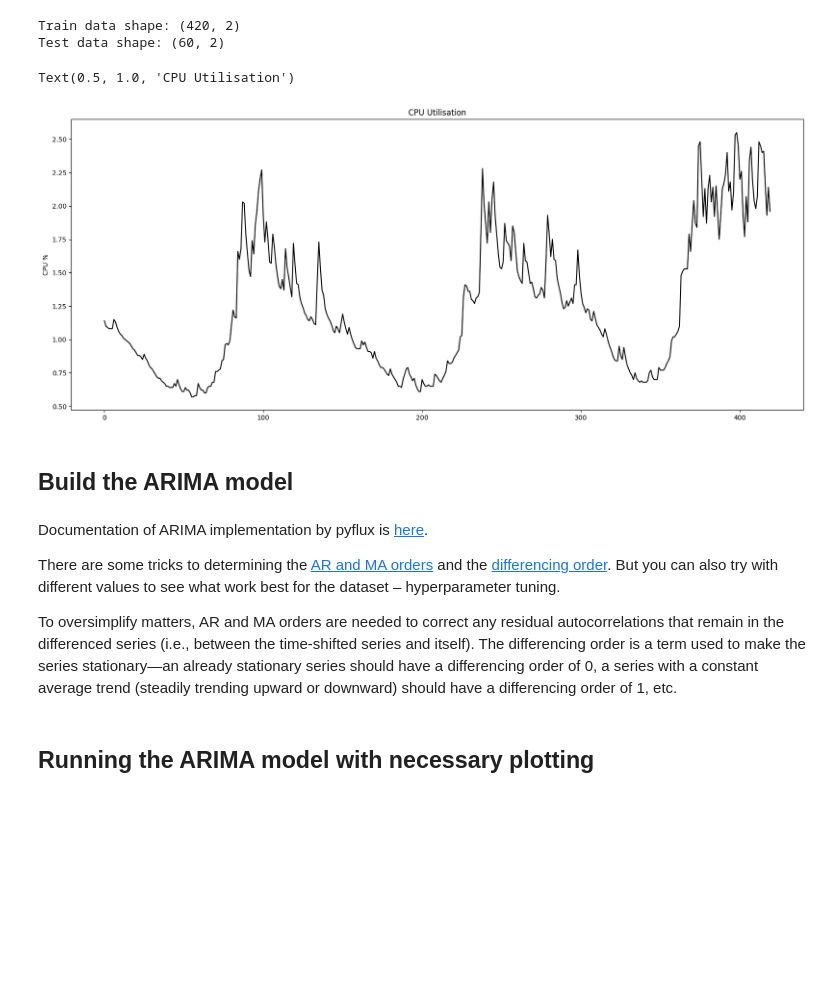
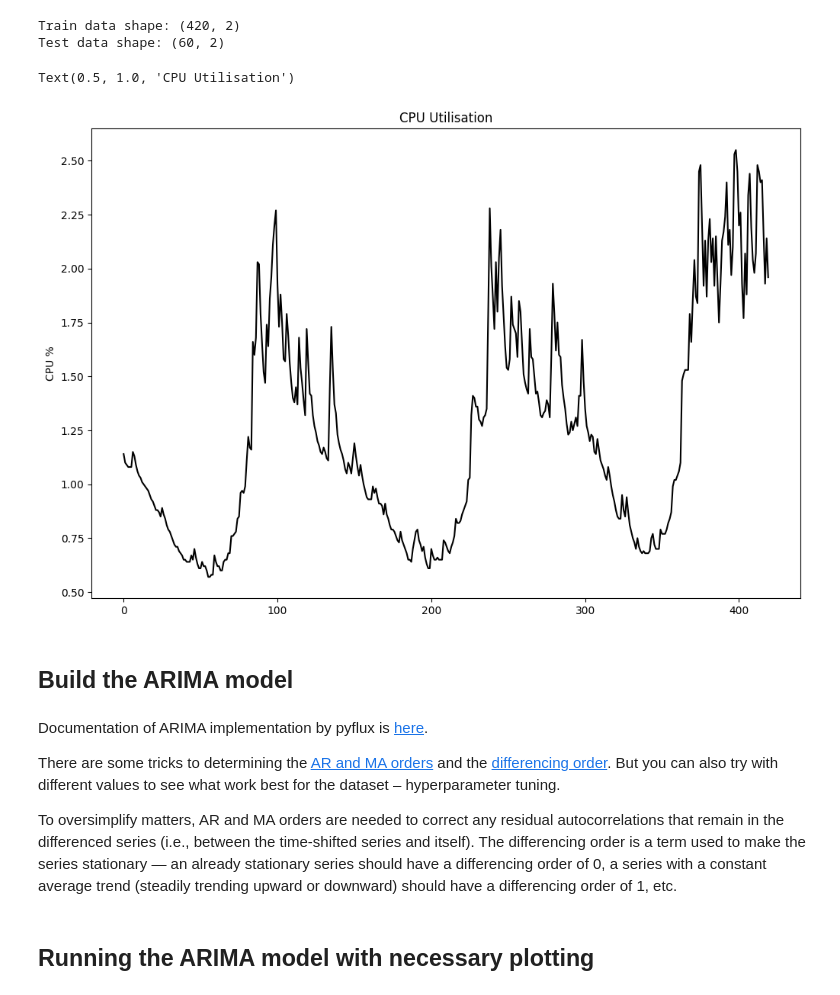
Before and after one commit to hasan-rakibul/AI-cybersec, a Jupyter notebook: lab_10/lab_10.ipynb, the cells around one changed output. Drawn from its saved outputs; the diff is of its cells as text; code cells hidden in the pictures; blank space fills up the shorter version.

```diff
--- a/lab_10/lab_10.ipynb
+++ b/lab_10/lab_10.ipynb
@@ -60,13 +63,13 @@ print('Test data shape:', data_test_a.shape)
 Train data shape: (420, 2)
 Test data shape: (60, 2)
 # %%
-plt.figure(figsize=(20,8))
+plt.figure(figsize=(12, 8))
 plt.plot(data_train_a['cpu'], color='black')
 plt.ylabel('CPU %')
 plt.title('CPU Utilisation')
 # %% [output]
 Text(0.5, 1.0, 'CPU Utilisation')
-[figure, old version]
+[figure, new version]
 # %% [markdown]
 ## Build the ARIMA model
 # %%
@@ -88,7 +90,7 @@ Documentation of ARIMA implementation by pyflux is [here](https://pyflux.readthe
 There are some tricks to determining the [AR and MA orders](https://people.duke.edu/~rnau/411arim3.htm) and the [differencing order](https://people.duke.edu/~rnau/411arim2.htm). But you can also try with different values to see what work best for the dataset &ndash; hyperparameter tuning.
 
 To oversimplify matters, AR and MA orders are needed to correct any residual autocorrelations that remain in the differenced series (i.e., between the time-shifted series and itself). The differencing
-order is a term used to make the series stationary—an already stationary series should have a differencing order of 0, a series with a constant average trend (steadily trending upward or downward) should have a differencing order of 1, etc.
+order is a term used to make the series stationary — an already stationary series should have a differencing order of 0, a series with a constant average trend (steadily trending upward or downward) should have a differencing order of 1, etc.
 # %% [markdown]
 ## Running the ARIMA model with necessary plotting
 # %%
```
Also changed, not shown: parts of 9 cells of this notebook.
